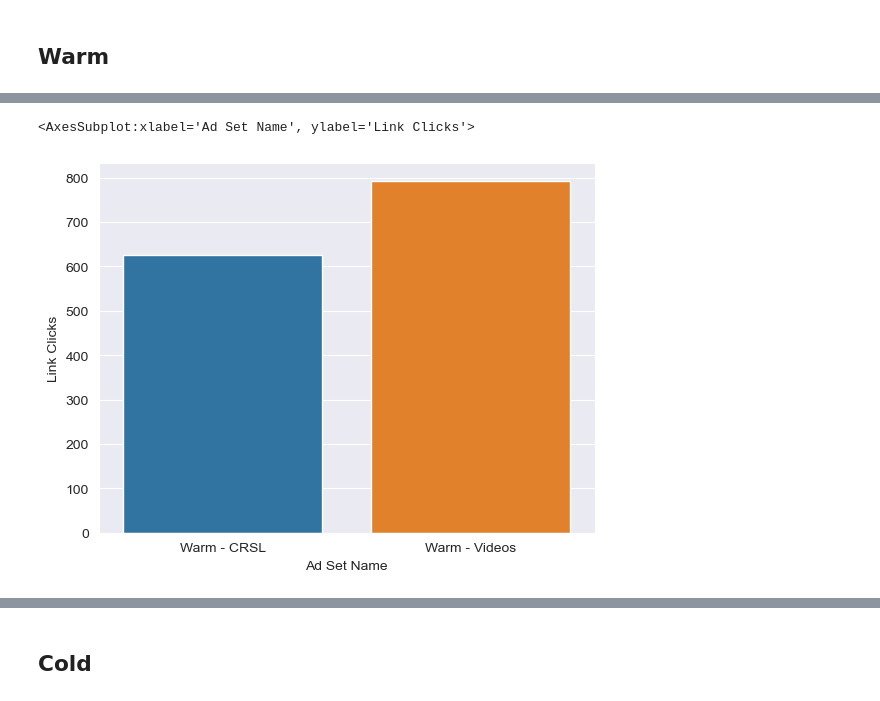
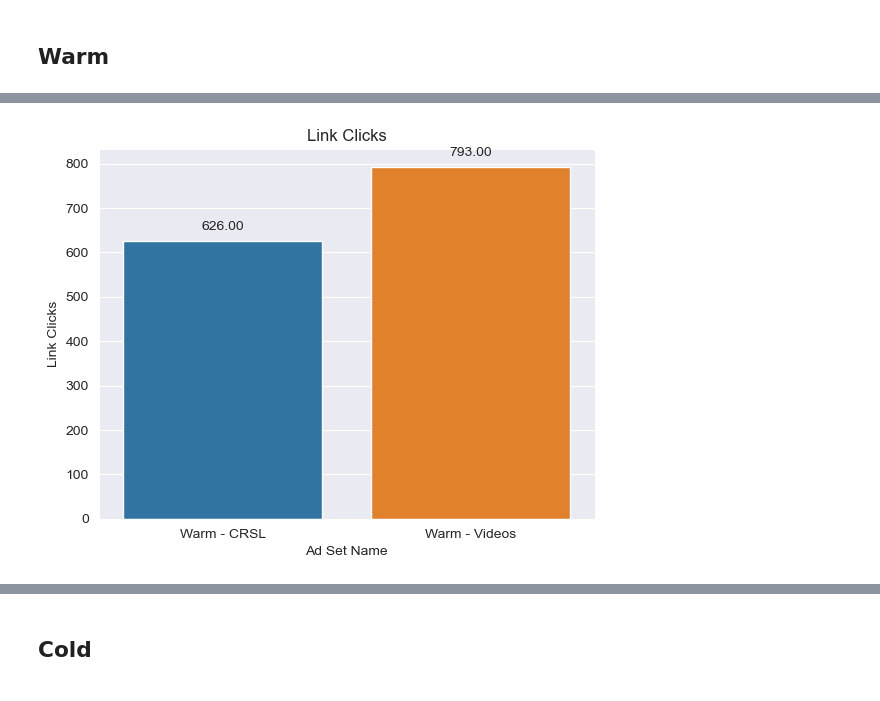
Before and after one commit to khainn03/Facebook-Ad-Campaign-Analytics, a Jupyter notebook: Facebook Campaign Analytics.ipynb, the cells around one changed output, grey strips where cells are left out. Cells and saved outputs as stored; diff of their text form; code cells hidden in the pictures.

```diff
--- a/Facebook Campaign Analytics.ipynb
+++ b/Facebook Campaign Analytics.ipynb
@@ -325,6 +323,11 @@ mid_funnel_metrics(df_warm)
 # %%
-sns.barplot(x='Ad Set Name', y='Link Clicks', data=df_warm)
+# Link Clicks
+ax = sns.barplot(x='Ad Set Name', y='Link Clicks', data=df_warm)
+ax.set_title('Link Clicks')
+for p in ax.patches:
+    ax.annotate(f'{p.get_height():.2f}', (p.get_x() + p.get_width() / 2., p.get_height()),
+                ha='center', va='center', xytext=(0, 10), textcoords='offset points')
+plt.show()
 # %% [output]
-<AxesSubplot:xlabel='Ad Set Name', ylabel='Link Clicks'>
-[figure, old version]
+[figure, new version]
 # %%
```
Also changed, not shown: parts of 27 cells of this notebook.
